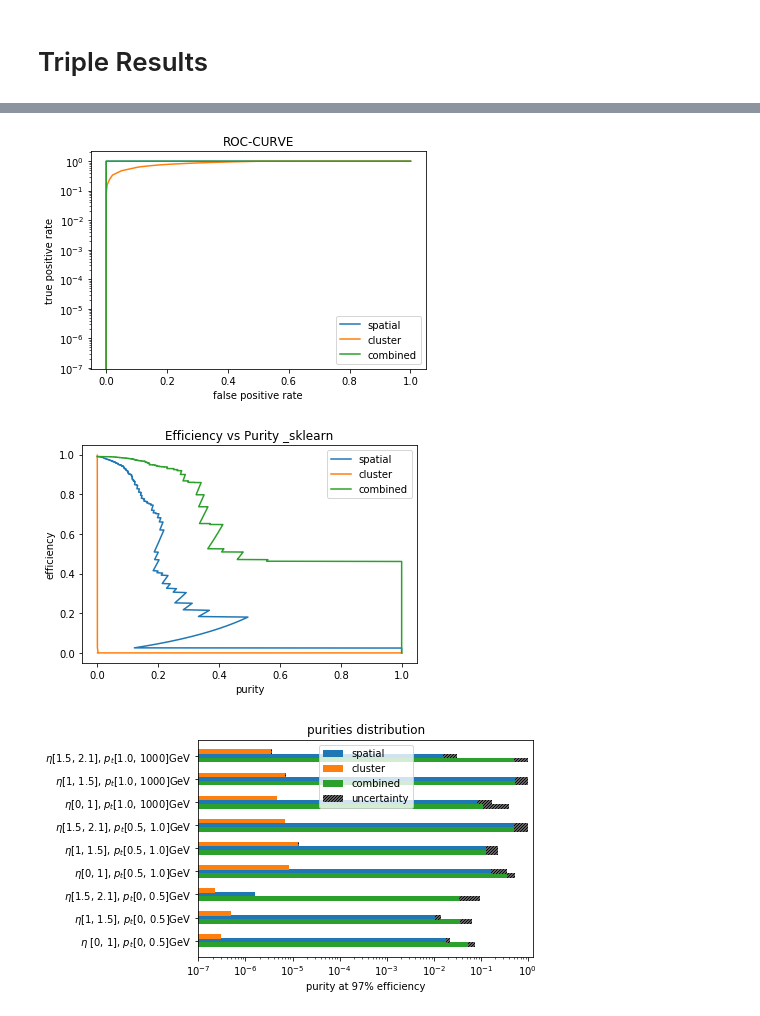
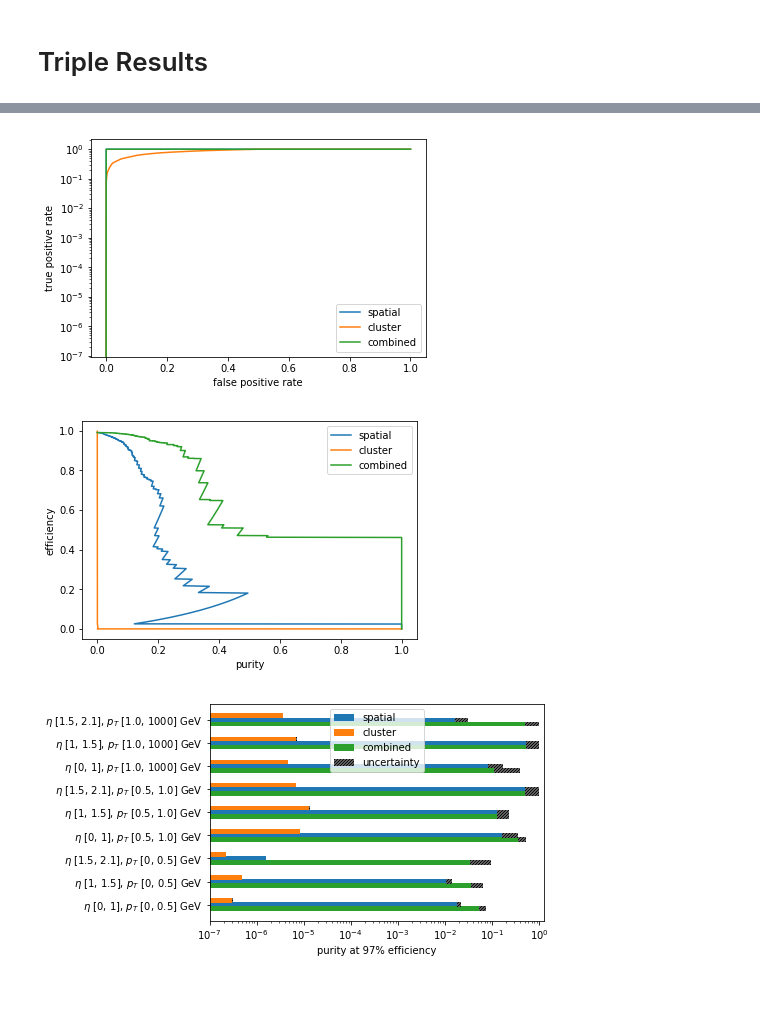
Before and after one commit to jxi24/TrackML, a Jupyter notebook: Results/result.ipynb, the cells around one changed output, grey strips where cells are left out. Saved outputs shown, nothing was run; the diff lists cells and outputs as text; code cells hidden in the pictures.

```diff
--- a/Results/result.ipynb
+++ b/Results/result.ipynb
@@ -520,15 +532,14 @@ tpr_clasify_t, fpr_clasify_t = np.load('tpr_combined.npy'), np.load('fpr_combine
 # %%
 plt.plot(fpr_clasify, tpr_clasify)
 plt.plot(fpr_clasify_c, tpr_clasify_c)
 plt.plot(fpr_clasify_t, tpr_clasify_t)
 plt.yscale('log')
 plt.xlabel('false positive rate')
 plt.ylabel('true positive rate')
 plt.legend(['spatial', 'cluster', 'combined'])
-plt.title('ROC-CURVE')
 plt.savefig('roc curve.pdf', bbox_inches='tight')
 # %% [output]
-[figure, old version]
+[figure, new version]
 # %%
 pur, eff = np.load('overall_purity_spatial.npy'), np.load('overall_efficiency_spatial.npy')
 pur_c, eff_c = np.load('overall_purity_cluster.npy'), np.load('overall_efficiency_cluster.npy')
@@ -540,10 +551,9 @@ plt.plot(pur_t, eff_t)
 plt.ylabel('efficiency')
 plt.xlabel('purity')
 plt.legend(['spatial', 'cluster', 'combined'])
-plt.title('Efficiency vs Purity _sklearn')
 plt.savefig('purity vs efficiency.pdf', bbox_inches='tight')
 # %% [output]
-[figure, old version]
+[figure, new version]
 # %%
 purities = np.load('purity_spatial.npy')
 purities_c = np.load('purity_cluster.npy')
@@ -557,9 +567,9 @@ purities_c_uncertainty = np.array([i[1] - i[0] for i in purities_c_uncertainty_]
 purities_t_uncertainty = np.array([i[1] - i[0] for i in purities_t_uncertainty_])
 # %%
 fig, ax = plt.subplots()
-data_range = ('$\eta$ [0, 1], $p_t$[0, 0.5]GeV', '$\eta$[1, 1.5], $p_t$[0, 0.5]GeV', '$\eta$[1.5, 2.1], $p_t$[0, 0.5]GeV',
-              '$\eta$[0, 1], $p_t$[0.5, 1.0]GeV', '$\eta$[1, 1.5], $p_t$[0.5, 1.0]GeV', '$\eta$[1.5, 2.1], $p_t$[0.5, 1.0]GeV',
-              '$\eta$[0, 1], $p_t$[1.0, 1000]GeV', '$\eta$[1, 1.5], $p_t$[1.0, 1000]GeV', '$\eta$[1.5, 2.1], $p_t$[1.0, 1000]GeV')
+data_range = ('$\eta$ [0, 1], $p_T$ [0, 0.5] GeV', '$\eta$ [1, 1.5], $p_T$ [0, 0.5] GeV', '$\eta$ [1.5, 2.1], $p_T$ [0, 0.5] GeV',
+              '$\eta$ [0, 1], $p_T$ [0.5, 1.0] GeV', '$\eta$ [1, 1.5], $p_T$ [0.5, 1.0] GeV', '$\eta$ [1.5, 2.1], $p_T$ [0.5, 1.0] GeV',
+              '$\eta$ [0, 1], $p_T$ [1.0, 1000] GeV', '$\eta$ [1, 1.5], $p_T$ [1.0, 1000] GeV', '$\eta$ [1.5, 2.1], $p_T$ [1.0, 1000] GeV')
 y_pos = np.arange(len(data_range))
 height = 0.2
 
@@ -579,9 +589,7 @@ plt.legend(['spatial', 'cluster', 'combined', 'uncertainty'], loc = 'upper cente
 plt.xscale('log')
 plt.xlim([0.0000001, 1.3])
 
-plt.title('purities distribution')
-
 plt.show()
 fig.savefig('purity distribution.pdf', bbox_inches='tight')
 # %% [output]
-[figure, old version]
+[figure, new version]
```
Also changed, not shown: parts of 3 cells of this notebook, 3 other files.
